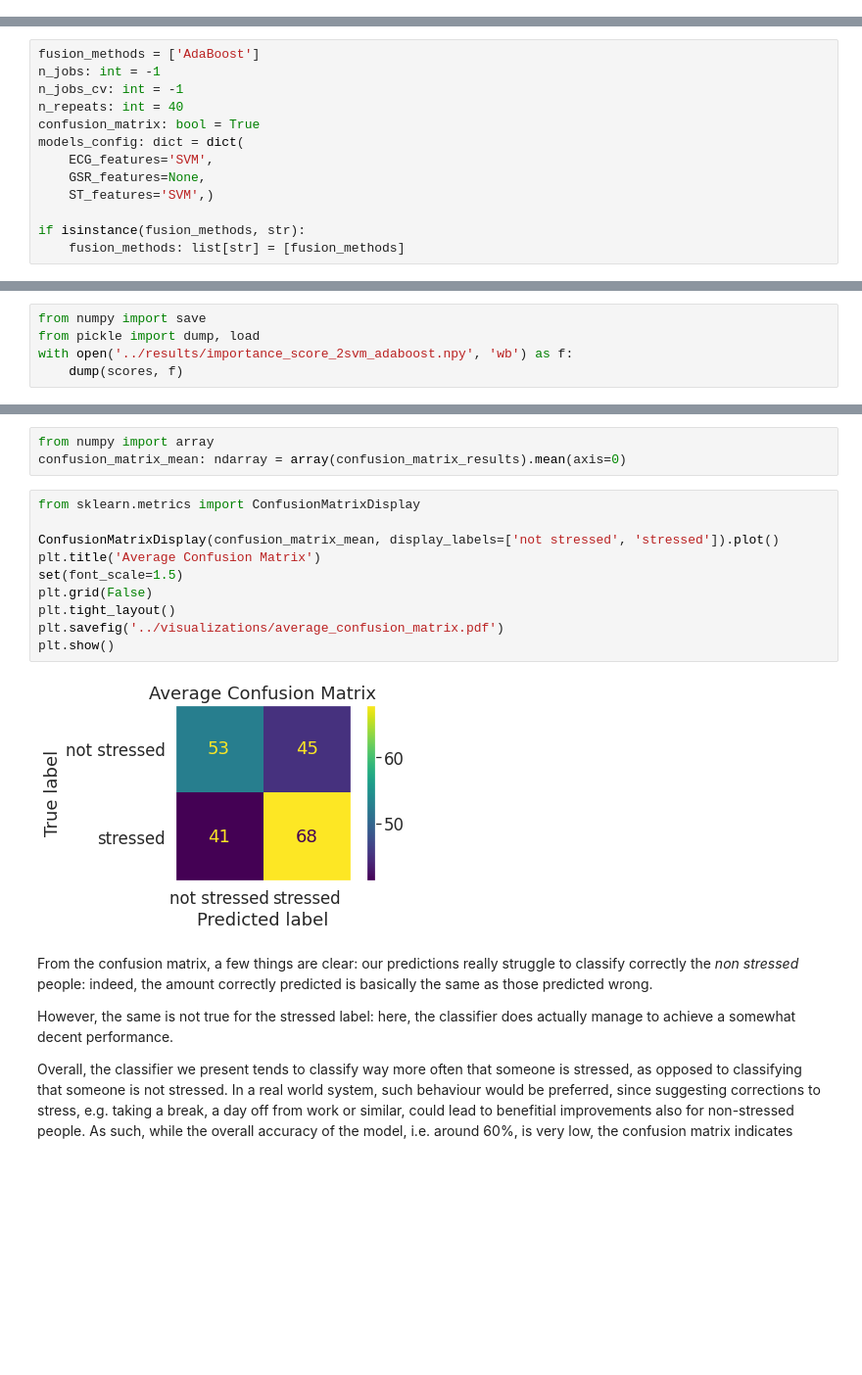
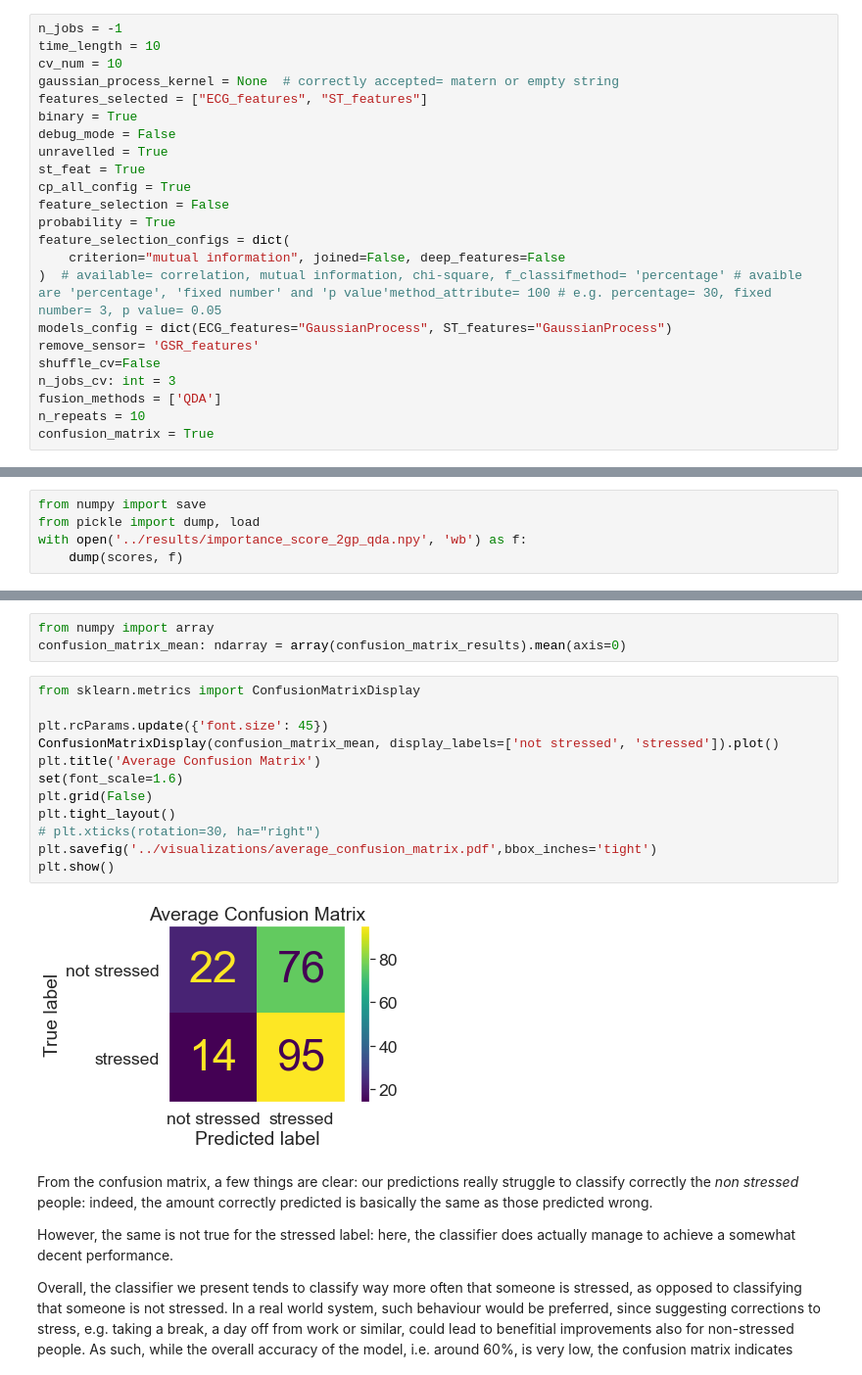
Before and after one commit to LeonardoAlchieri/MUSE, a Jupyter notebook: notebooks/explain.ipynb, the cells around one changed output, grey strips where cells are left out. Shown at 98% size. Cells and saved outputs as stored; diff of their text form; blank space fills up the shorter version.

```diff
--- a/notebooks/explain.ipynb
+++ b/notebooks/explain.ipynb
@@ -98 +101,24 @@ feature_names_short = dict(ECG_features='ECG', GSR_features='GSR', ST_features='
+# %%
+n_jobs = -1
+time_length = 10
+cv_num = 10
+gaussian_process_kernel = None  # correctly accepted= matern or empty string
+features_selected = ["ECG_features", "ST_features"]
+binary = True
+debug_mode = False
+unravelled = True
+st_feat = True
+cp_all_config = True
+feature_selection = False
+probability = True
+feature_selection_configs = dict(
+    criterion="mutual information", joined=False, deep_features=False
+)  # available= correlation, mutual information, chi-square, f_classifmethod= 'percentage' # avaible are 'percentage', 'fixed number' and 'p value'method_attribute= 100 # e.g. percentage= 30, fixed number= 3, p value= 0.05
+models_config = dict(ECG_features="GaussianProcess", ST_features="GaussianProcess")
+remove_sensor= 'GSR_features'
+shuffle_cv=False
+n_jobs_cv: int = 3
+fusion_methods = ['QDA']
+n_repeats = 10
+confusion_matrix = True
 # %%
@@ -161,19 +160,6 @@ if binary:
 cv: list[tuple[ndarray, ndarray]] = make_unravelled_folds(
     t=time_length, n_folds=cv_num, n_data=2070, shuffle=shuffle_cv
 )
-# %%
-fusion_methods = ['AdaBoost']
-n_jobs: int = -1
-n_jobs_cv: int = -1
-n_repeats: int = 40
-confusion_matrix: bool = True
-models_config: dict = dict(
-    ECG_features='SVM',
-    GSR_features=None,
-    ST_features='SVM',)
-
-if isinstance(fusion_methods, str):
-    fusion_methods: list[str] = [fusion_methods]
 # %%
 for fusion_method in tqdm(fusion_methods, desc="Iteration over fusion methods"):
 
@@ -222,7 +219,7 @@ Mean accuracy: 59.08 +/- 3
 # %%
 from numpy import save
 from pickle import dump, load
-with open('../results/importance_score_2svm_adaboost.npy', 'wb') as f:
+with open('../results/importance_score_2gp_qda.npy', 'wb') as f:
     dump(scores, f)
 # %% [markdown]
 ## Minute-level Features
@@ -405,15 +403,17 @@ confusion_matrix_mean: ndarray = array(confusion_matrix_results).mean(axis=0)
 # %%
 from sklearn.metrics import ConfusionMatrixDisplay
 
+plt.rcParams.update({'font.size': 45})
 ConfusionMatrixDisplay(confusion_matrix_mean, display_labels=['not stressed', 'stressed']).plot()
 plt.title('Average Confusion Matrix')
-set(font_scale=1.5)
+set(font_scale=1.6)
 plt.grid(False)
 plt.tight_layout()
-plt.savefig('../visualizations/average_confusion_matrix.pdf')
+# plt.xticks(rotation=30, ha="right")
+plt.savefig('../visualizations/average_confusion_matrix.pdf',bbox_inches='tight')
 plt.show()
 # %% [output]
-[figure, old version]
+[figure, new version]
 # %% [markdown]
 From the confusion matrix, a few things are clear: our predictions really struggle to classify correctly the *non stressed* people: indeed, the amount correctly predicted is basically the same as those predicted wrong.
 
```
Also changed, not shown: parts of 9 cells of this notebook, 5 other files.
